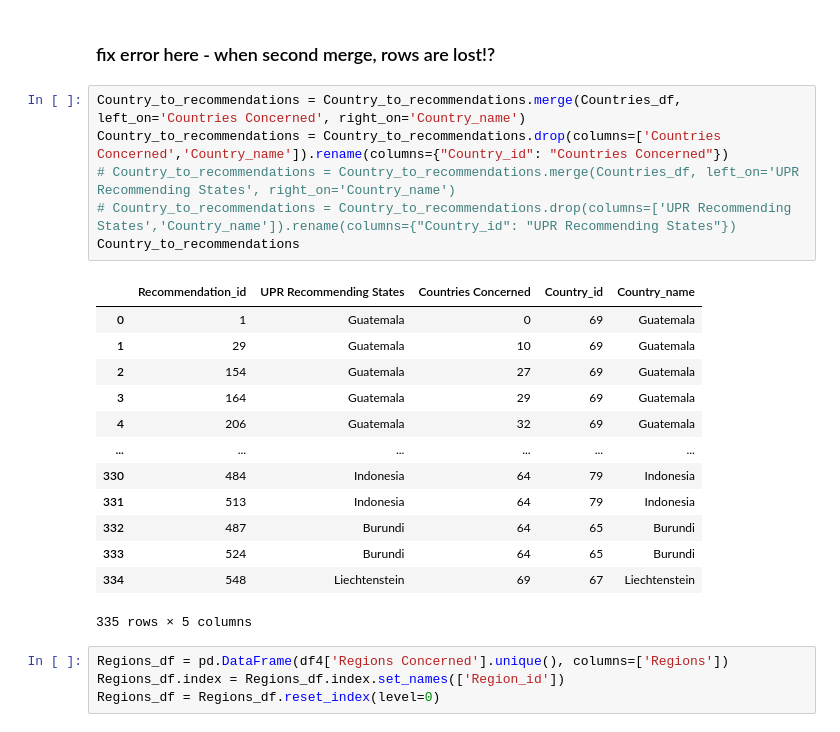
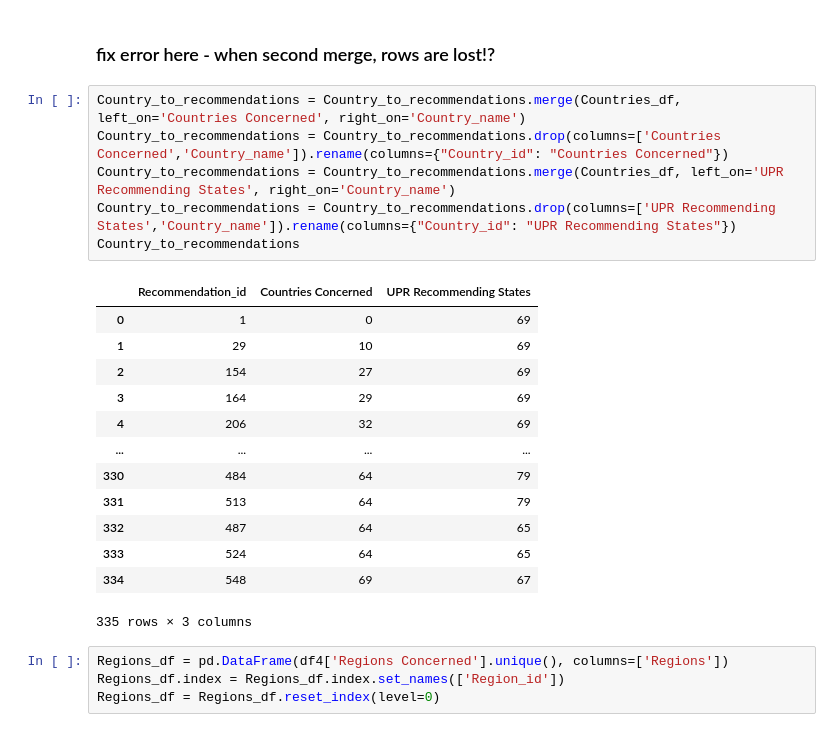
Before and after one commit to jandemeskel/UN-project, a Jupyter notebook: Ingestion.ipynb, the cells around one changed output. Cells and saved outputs as stored; diff of their text form.

```diff
--- a/Ingestion.ipynb
+++ b/Ingestion.ipynb
@@ -168,23 +168,23 @@ Countries_df = Countries_df.reset_index(level=0)
 # %%
 Country_to_recommendations = Country_to_recommendations.merge(Countries_df, left_on='Countries Concerned', right_on='Country_name')
 Country_to_recommendations = Country_to_recommendations.drop(columns=['Countries Concerned','Country_name']).rename(columns={"Country_id": "Countries Concerned"})
-# Country_to_recommendations = Country_to_recommendations.merge(Countries_df, left_on='UPR Recommending States', right_on='Country_name')
-# Country_to_recommendations = Country_to_recommendations.drop(columns=['UPR Recommending States','Country_name']).rename(columns={"Country_id": "UPR Recommending States"})
+Country_to_recommendations = Country_to_recommendations.merge(Countries_df, left_on='UPR Recommending States', right_on='Country_name')
+Country_to_recommendations = Country_to_recommendations.drop(columns=['UPR Recommending States','Country_name']).rename(columns={"Country_id": "UPR Recommending States"})
 Country_to_recommendations
 # %% [output]
-|  | Recommendation_id | UPR Recommending States | Countries Concerned | Country_id | Country_name |
-| 0 | 1 | Guatemala | 0 | 69 | Guatemala |
-| 1 | 29 | Guatemala | 10 | 69 | Guatemala |
-| 2 | 154 | Guatemala | 27 | 69 | Guatemala |
-| 3 | 164 | Guatemala | 29 | 69 | Guatemala |
-| 4 | 206 | Guatemala | 32 | 69 | Guatemala |
-| ... | ... | ... | ... | ... | ... |
-| 330 | 484 | Indonesia | 64 | 79 | Indonesia |
-| 331 | 513 | Indonesia | 64 | 79 | Indonesia |
-| 332 | 487 | Burundi | 64 | 65 | Burundi |
-| 333 | 524 | Burundi | 64 | 65 | Burundi |
-| 334 | 548 | Liechtenstein | 69 | 67 | Liechtenstein |
+|  | Recommendation_id | Countries Concerned | UPR Recommending States |
+| 0 | 1 | 0 | 69 |
+| 1 | 29 | 10 | 69 |
+| 2 | 154 | 27 | 69 |
+| 3 | 164 | 29 | 69 |
+| 4 | 206 | 32 | 69 |
+| ... | ... | ... | ... |
+| 330 | 484 | 64 | 79 |
+| 331 | 513 | 64 | 79 |
+| 332 | 487 | 64 | 65 |
+| 333 | 524 | 64 | 65 |
+| 334 | 548 | 69 | 67 |
-335 rows × 5 columns
+335 rows × 3 columns
 # %%
 Regions_df = pd.DataFrame(df4['Regions Concerned'].unique(), columns=['Regions'])
 Regions_df.index = Regions_df.index.set_names(['Region_id'])
```
Also changed, not shown: parts of 1 cell of this notebook.
